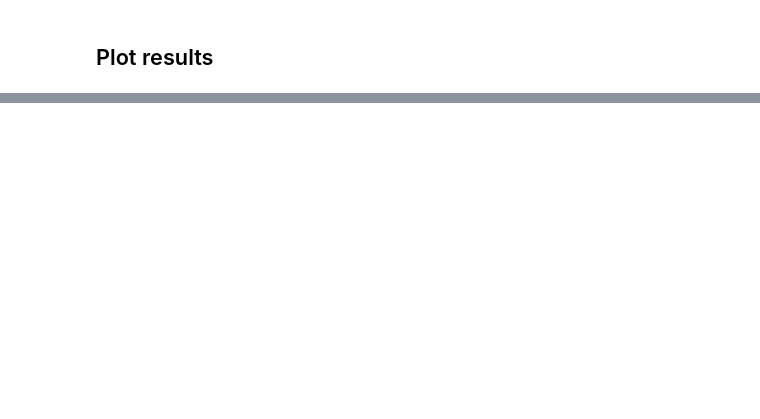
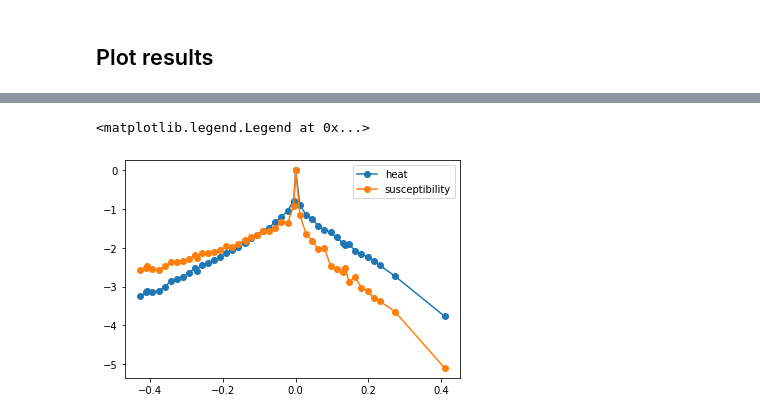
Before and after one commit to danlkv/ising_model, a Jupyter notebook: analysis/Plot and critical exponents.ipynb, the cells around one changed output, grey strips where cells are left out. Cells and saved outputs as stored; diff of their text form; code cells hidden in the pictures; blank space fills up the shorter version.

```diff
--- a/analysis/Plot and critical exponents.ipynb
+++ b/analysis/Plot and critical exponents.ipynb
@@ -158,3 +158,10 @@ plt.plot(red_t_crit, df_s_crit, 'o-')
+# %%
+plt.plot(red_t_crit, df_h_crit, 'o-', label='heat')
+plt.plot(red_t_crit, df_s_crit, 'o-', label='susceptibility')
+plt.legend()
+# %% [output]
+<matplotlib.legend.Legend at 0x...>
+[figure, added]
 # %%
 sorted(zip(red_t_crit, df_s_crit), key=lambda x: abs(x[0]))
 # %% [output]
```
Also changed, not shown: parts of 17 cells of this notebook.
